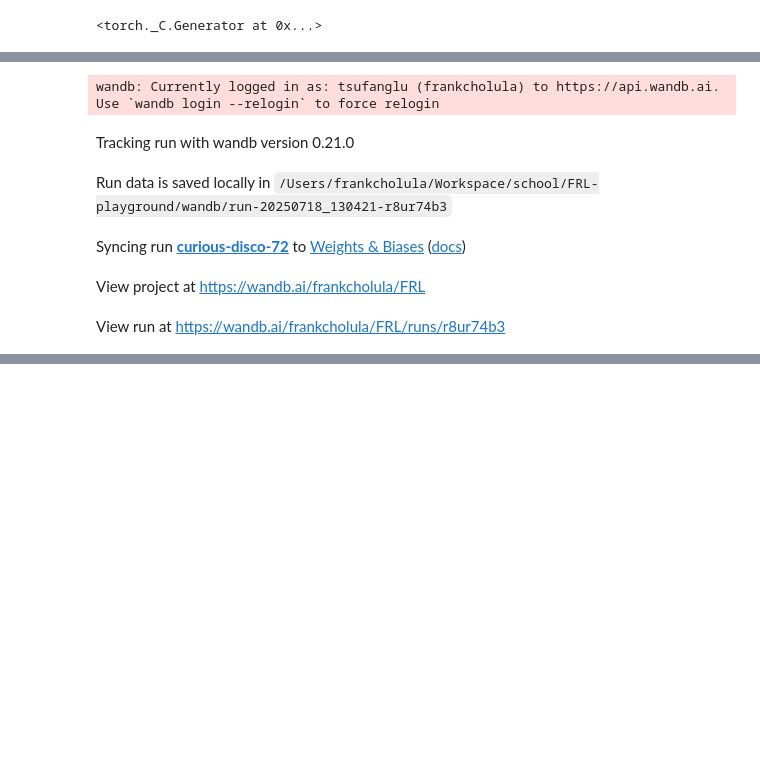
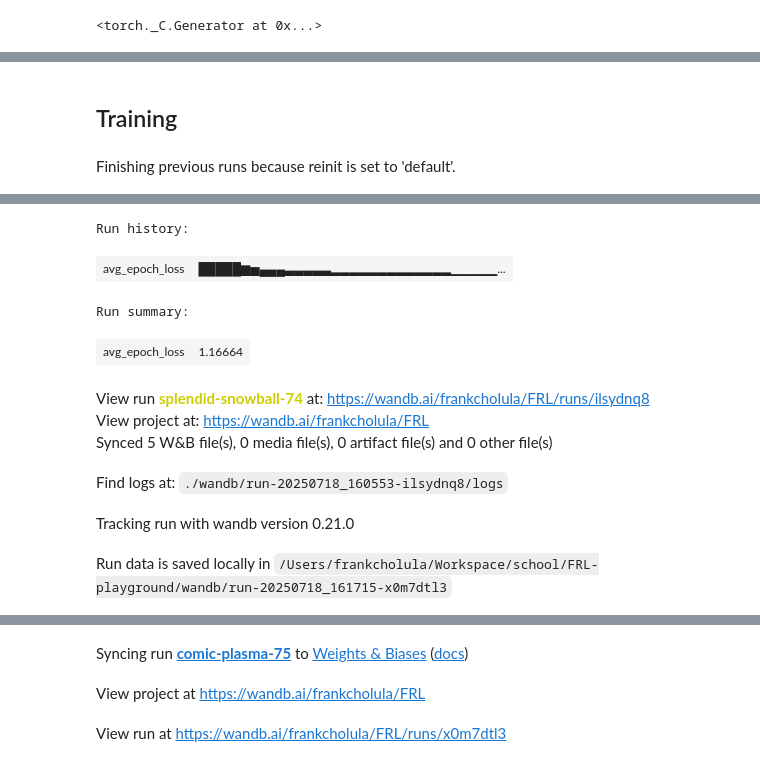
Before and after one commit to frankcholula/FRL-playground, a Jupyter notebook: src/notebooks/fm_bc.ipynb, the cells around one changed output, grey strips where cells are left out. Drawn from its saved outputs; the diff is of its cells as text; code cells hidden in the pictures; blank space fills up the shorter version.

Commit message:
lets try training this with some gpu.

```diff
--- a/src/notebooks/fm_bc.ipynb
+++ b/src/notebooks/fm_bc.ipynb
@@ -170,3 +263,5 @@ for batch in dataloader:
+# %% [markdown]
+## Training
 # %%
 from src.utils.loggers import WandBLogger
 env = minari_dataset.recover_environment()
@@ -176,9 +271,9 @@ obs_dim = env.observation_space.shape[0]
 input_dim = (obs_dim + action_dim) * horizon
 
 # Training params
-lr = 0.0001
-num_epochs = 100
-print_every = 10
+lr = 0.001
+num_epochs = 1000
+print_every = 100
 hidden_dim = 256
 
 config = {
@@ -205,7 +300,8 @@ for epoch in range(num_epochs):
     for batch in dataloader:
         optim.zero_grad()
 
-        x_1 = create_trajectory_chunks(batch, horizon)
+        # x_1 = create_trajectory_chunks(batch, horizon)
+        x_1 = create_normalized_chunks(batch, horizon, minari_dataset_stats)
         if x_1 is None:
             continue
         x_1 = x_1.to(device)
@@ -231,3 +327,4 @@ for epoch in range(num_epochs):
         start_time = time.time()
 print("Training finished.")
 # %% [output]
+Finishing previous runs because reinit is set to 'default'.
@@ -234,6 +332,10 @@ print("Training finished.")
-wandb: Currently logged in as: tsufanglu (frankcholula) to https://api.wandb.ai. Use `wandb login --relogin` to force relogin
+Run history:
-Tracking run with wandb version 0.21.0
+| avg_epoch_loss | █████▆▅▄▄▄▃▃▃▃▃▂▂▂▂▂▂▂▂▂▂▂▂▂▁▁▁▁▁... |
+Run summary:
+| avg_epoch_loss | 1.16664 |
-Run data is saved locally in /Users/frankcholula/Workspace/school/FRL-playground/wandb/run-20250718_130421-r8ur74b3
+View run splendid-snowball-74 at: https://wandb.ai/frankcholula/FRL/runs/ilsydnq8
+View project at: https://wandb.ai/frankcholula/FRL
+Synced 5 W&B file(s), 0 media file(s), 0 artifact file(s) and 0 other file(s)
-Syncing run curious-disco-72 to Weights & Biases (docs)
+Find logs at: ./wandb/run-20250718_160553-ilsydnq8/logs
-View project at https://wandb.ai/frankcholula/FRL
+Tracking run with wandb version 0.21.0
-View run at https://wandb.ai/frankcholula/FRL/runs/r8ur74b3
+Run data is saved locally in /Users/frankcholula/Workspace/school/FRL-playground/wandb/run-20250718_161715-x0m7dtl3
@@ -251,0 +342,3 @@ Training finished.
+Syncing run comic-plasma-75 to Weights & Biases (docs)
+View project at https://wandb.ai/frankcholula/FRL
+View run at https://wandb.ai/frankcholula/FRL/runs/x0m7dtl3
```
Also changed, not shown: parts of 15 cells of this notebook.
